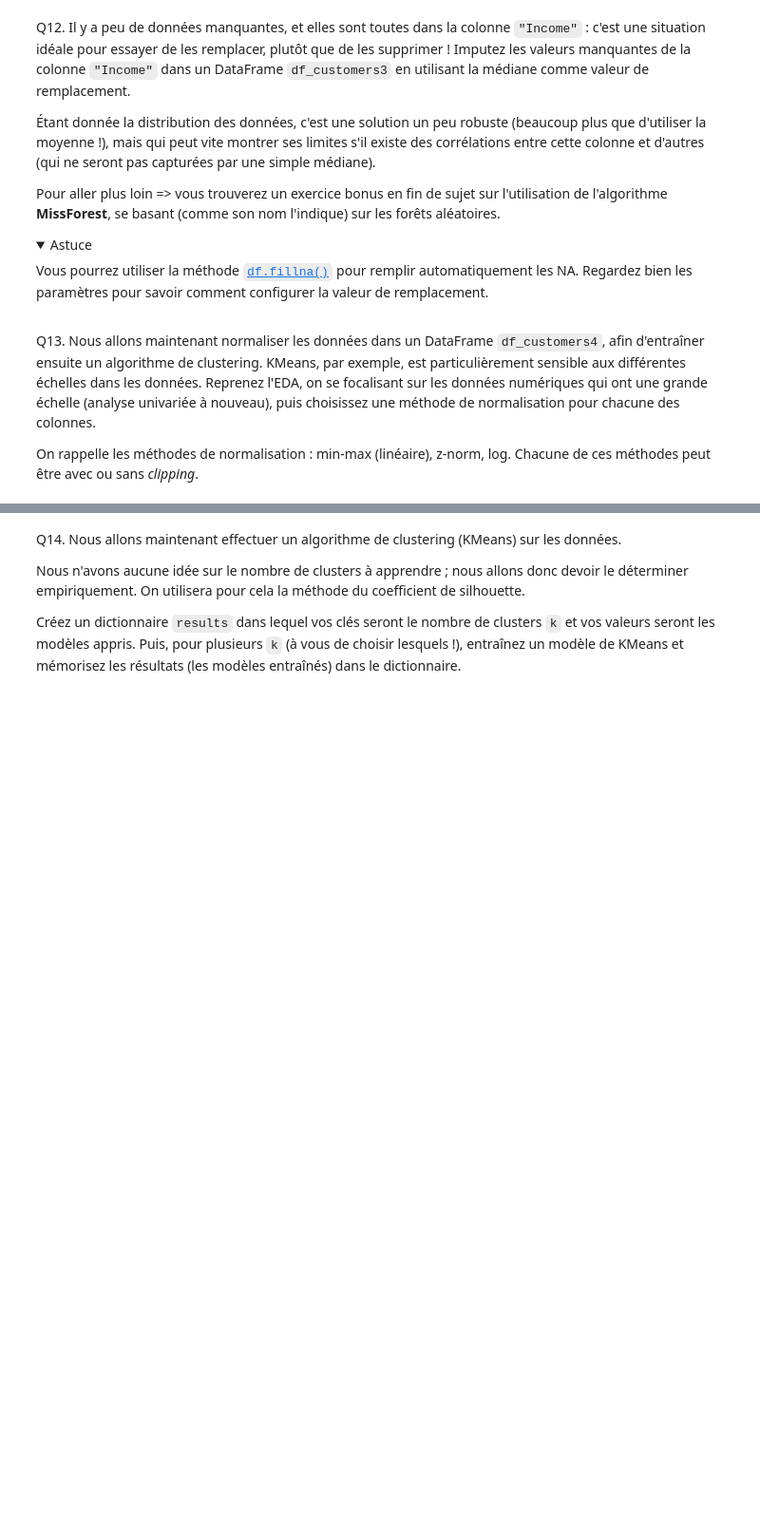
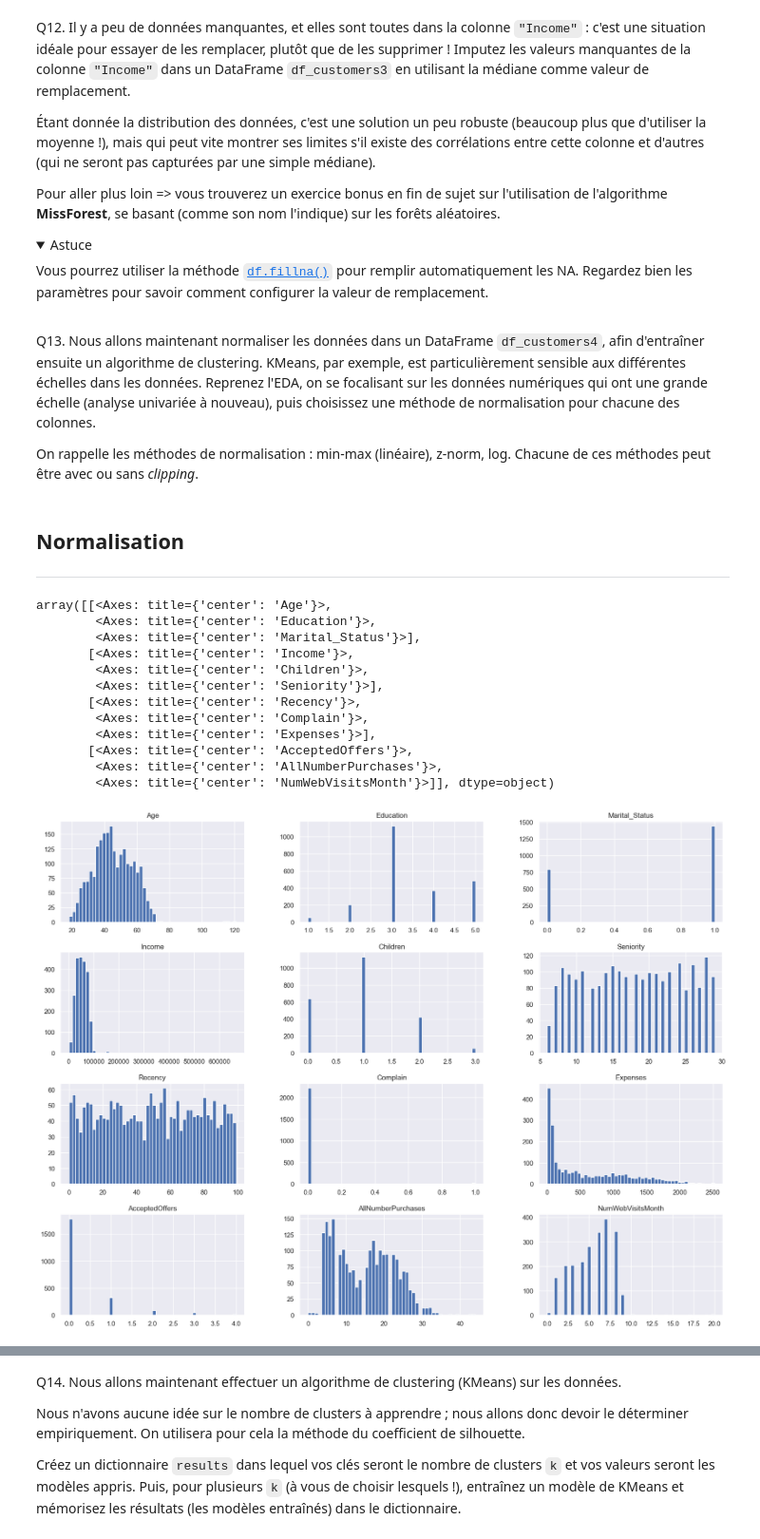
Before and after one commit to jo-pouradier/machine-learning-cpe, a Jupyter notebook: tp3.ipynb, the cells around one changed output, grey strips where cells are left out. Shown: that part at 95% size. Drawn from its saved outputs; the diff is of its cells as text; code cells hidden in the pictures; folded sections open; blank space fills up the shorter version.

```diff
--- a/tp3.ipynb
+++ b/tp3.ipynb
@@ -143,0 +290,4 @@ C'est-à-dire que nous devons supprimer : `ID, Year_Birth, Kidhome, Teenhome, Dt
+# %%
+print(df_customers2.columns)
+df_customers_cleaned = df_customers2[["Age", "Education", "Marital_Status", "Income", "Children", "Seniority", "Recency", "Complain","Expenses", "AcceptedOffers", "AllNumberPurchases", "NumWebVisitsMonth"]].copy()
+df_customers_cleaned.head()
@@ -158,3 +323,6 @@ Vous pourrez utiliser la méthode [`df.fillna()`](https://pandas.pydata.org/pand
+# %%
+income_med = df_customers_cleaned['Income'].median()
+df_customers_cleaned['Income'] = df_customers_cleaned['Income'].fillna(income_med)
 # %% [markdown]
 Q13. Nous allons maintenant normaliser les données dans un DataFrame `df_customers4`, afin d'entraîner ensuite un algorithme de clustering. KMeans, par exemple, est particulièrement sensible aux différentes échelles dans les données. Reprenez l'EDA, on se focalisant sur les données numériques qui ont une grande échelle (analyse univariée à nouveau), puis choisissez une méthode de normalisation pour chacune des colonnes.
 
@@ -163,0 +330,21 @@ On rappelle les méthodes de normalisation : min-max (linéaire), z-norm, log. C
+# %% [markdown]
+## Normalisation
+---
+# %%
+df_customers4 = df_customers_cleaned.copy()
+# %%
+df_customers4.hist(bins=50, figsize=(20,15))
+# %% [output]
+array([[<Axes: title={'center': 'Age'}>,
+        <Axes: title={'center': 'Education'}>,
+        <Axes: title={'center': 'Marital_Status'}>],
+       [<Axes: title={'center': 'Income'}>,
+        <Axes: title={'center': 'Children'}>,
+        <Axes: title={'center': 'Seniority'}>],
+       [<Axes: title={'center': 'Recency'}>,
+        <Axes: title={'center': 'Complain'}>,
+        <Axes: title={'center': 'Expenses'}>],
+       [<Axes: title={'center': 'AcceptedOffers'}>,
+        <Axes: title={'center': 'AllNumberPurchases'}>,
+        <Axes: title={'center': 'NumWebVisitsMonth'}>]], dtype=object)
+[figure, added]
```
Also changed, not shown: parts of 49 cells of this notebook, 1 other file.
